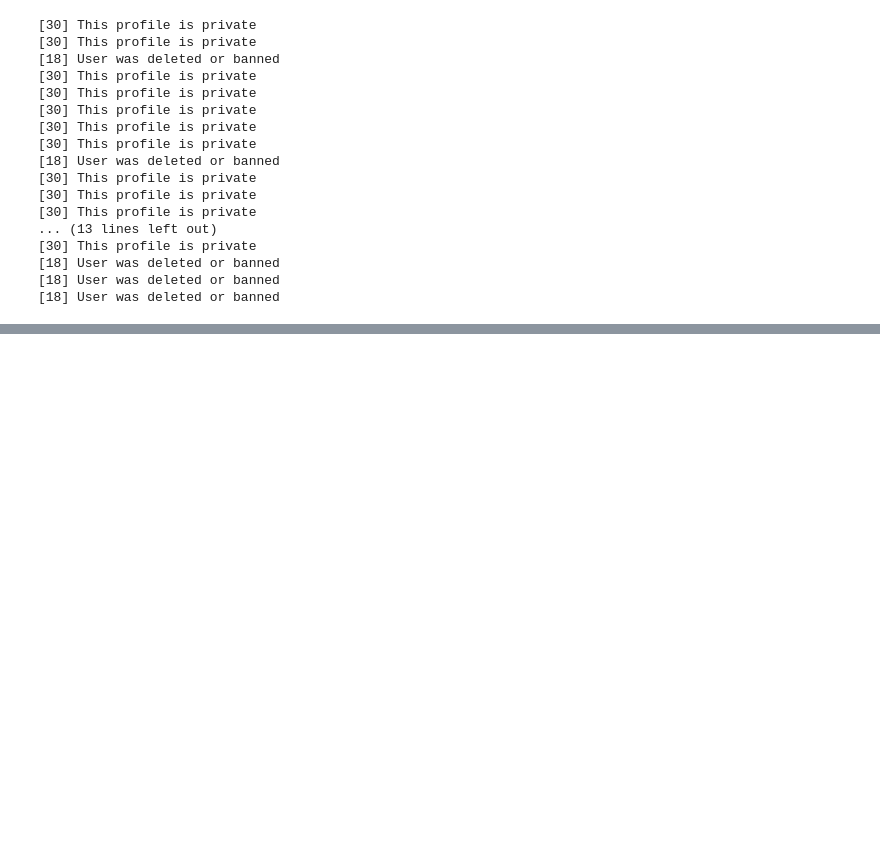
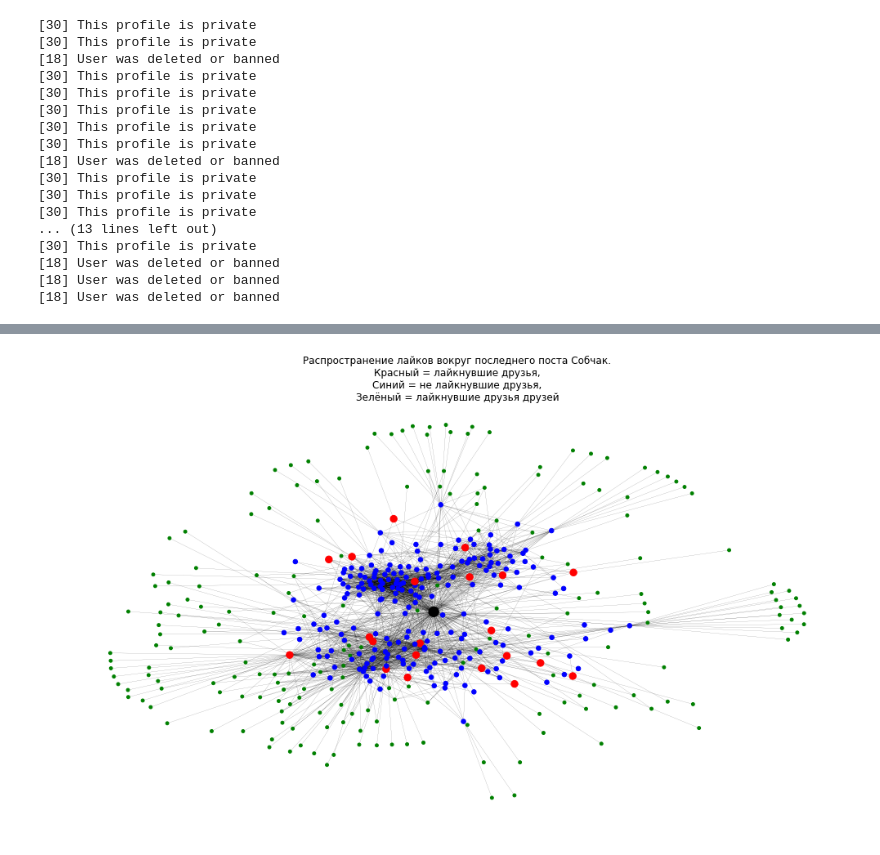
Before and after one commit to Sdokuka/sna, a Jupyter notebook: vk_requests.ipynb, the cells around one changed output, grey strips where cells are left out. Drawn from its saved outputs; the diff is of its cells as text; code cells hidden in the pictures; blank space fills up the shorter version.

```diff
--- a/vk_requests.ipynb
+++ b/vk_requests.ipynb
@@ -60,0 +103,37 @@ nx.draw(sobchak_ego_graph, node_size=5, width=0.1)
+# %%
+# ADD FRIENDS OF FRIENDS LIKES TO EGO-GRAPH
+
+sobchak_ego_graph_extended = sobchak_ego_graph.copy()
+liked_not_in_friends = list()
+for sobchak_friend in graph_data:
+    for friend_nested in graph_data[sobchak_friend]:
+        if friend_nested in post_likes and friend_nested not in friends:
+            sobchak_ego_graph_extended.add_edge(sobchak_friend, friend_nested)
+# %%
+# DRAW GRAPH
+
+colors_extended = list()
+sizes_extended = list()
+labels = dict()
+for vk_id in sobchak_ego_graph_extended.nodes():
+    if vk_id in friends and vk_id in post_likes:  # friend + liked
+        colors_extended.append('r')
+        sizes_extended.append(70)
+
+    elif vk_id in friends and vk_id not in post_likes:
+        colors_extended.append('b')
+        sizes_extended.append(30)
+
+    elif vk_id not in friends and vk_id in post_likes:
+        colors_extended.append('g')
+        sizes_extended.append(15)
+
+    else:
+        colors_extended.append('k')
+        sizes_extended.append(150)
+
+plt.figure(figsize=(13, 7))
+nx.draw(sobchak_ego_graph_extended, node_size=sizes_extended, width=0.1, node_color=colors_extended)
+plt.title(u'Распространение лайков вокруг последнего поста Собчак.\nКрасный = лайкнувшие друзья,\nСиний = не лайкнувшие друзья,\nЗелёный = лайкнувшие друзья друзей');
+# %% [output]
+[figure, added]
```
Also changed, not shown: parts of 8 cells of this notebook.
